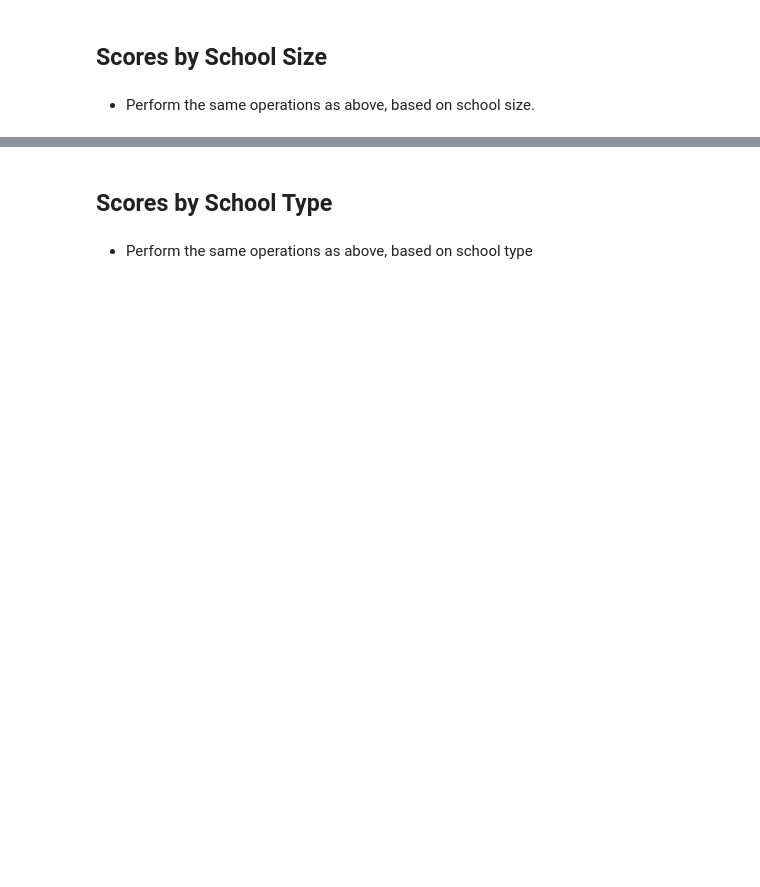
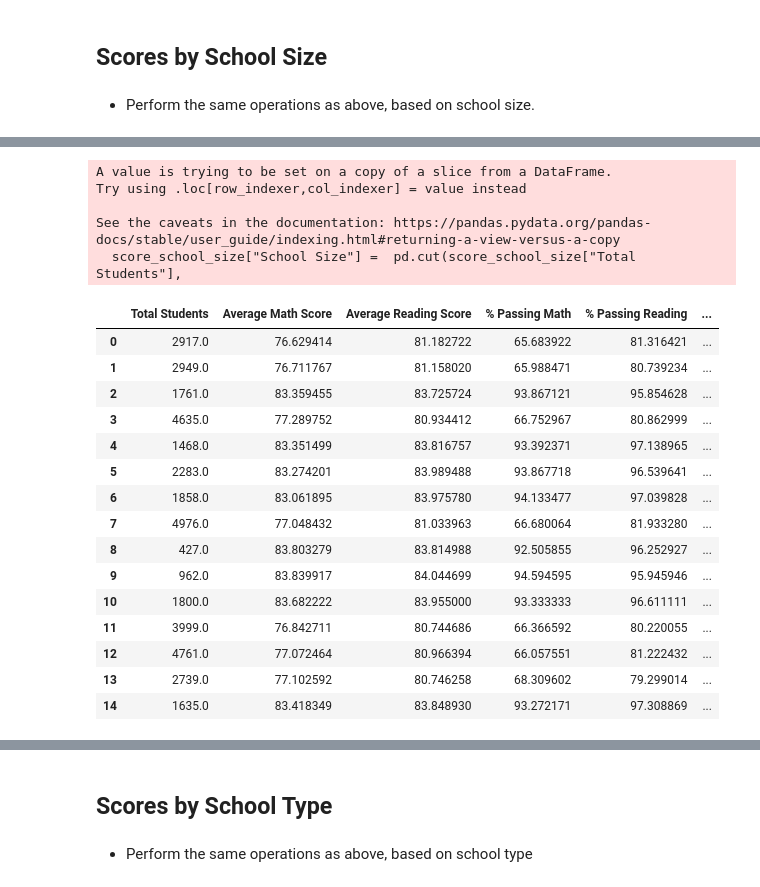
Before and after one commit to WayBurke/pandas-challenge, a Jupyter notebook: PyCitySchools.ipynb, the cells around one changed output, grey strips where cells are left out. Saved outputs shown, nothing was run; the diff lists cells and outputs as text; code cells hidden in the pictures; blank space fills up the shorter version.

```diff
--- a/PyCitySchools.ipynb
+++ b/PyCitySchools.ipynb
@@ -510,0 +512,5 @@ See the caveats in the documentation: https://pandas.pydata.org/pandas-docs/stab
+# %%
+#Creating df based on what is needed
+score_school_size = SummaryTable3_df[["Total Students","Average Math Score","Average Reading Score",
+                                       "% Passing Math", "% Passing Reading", "% Overall Passing"]]
+score_school_size.head()
@@ -510,0 +524,32 @@ See the caveats in the documentation: https://pandas.pydata.org/pandas-docs/stab
+# %%
+# Create the bins in which Data will be held - based on the Total number of student
+bins = [0,1000,2000,5000]
+
+#Create the Labels for the bins
+group_names = ["Small (<1000)","Medium (1000-2000)", "Large (2000-5000)"]
+# %%
+score_school_size["School Size"] =  pd.cut(score_school_size["Total Students"],
+                                                              bins,labels=group_names,include_lowest=True)
+score_school_size
+# %% [output]
+A value is trying to be set on a copy of a slice from a DataFrame.
+Try using .loc[row_indexer,col_indexer] = value instead
+
+See the caveats in the documentation: https://pandas.pydata.org/pandas-docs/stable/user_guide/indexing.html#returning-a-view-versus-a-copy
+  score_school_size["School Size"] =  pd.cut(score_school_size["Total Students"],
+|  | Total Students | Average Math Score | Average Reading Score | % Passing Math | % Passing Reading | ... |
+| 0 | 2917.0 | 76.629414 | 81.182722 | 65.683922 | 81.316421 | ... |
+| 1 | 2949.0 | 76.711767 | 81.158020 | 65.988471 | 80.739234 | ... |
+| 2 | 1761.0 | 83.359455 | 83.725724 | 93.867121 | 95.854628 | ... |
+| 3 | 4635.0 | 77.289752 | 80.934412 | 66.752967 | 80.862999 | ... |
+| 4 | 1468.0 | 83.351499 | 83.816757 | 93.392371 | 97.138965 | ... |
+| 5 | 2283.0 | 83.274201 | 83.989488 | 93.867718 | 96.539641 | ... |
+| 6 | 1858.0 | 83.061895 | 83.975780 | 94.133477 | 97.039828 | ... |
+| 7 | 4976.0 | 77.048432 | 81.033963 | 66.680064 | 81.933280 | ... |
+| 8 | 427.0 | 83.803279 | 83.814988 | 92.505855 | 96.252927 | ... |
+| 9 | 962.0 | 83.839917 | 84.044699 | 94.594595 | 95.945946 | ... |
+| 10 | 1800.0 | 83.682222 | 83.955000 | 93.333333 | 96.611111 | ... |
+| 11 | 3999.0 | 76.842711 | 80.744686 | 66.366592 | 80.220055 | ... |
+| 12 | 4761.0 | 77.072464 | 80.966394 | 66.057551 | 81.222432 | ... |
+| 13 | 2739.0 | 77.102592 | 80.746258 | 68.309602 | 79.299014 | ... |
+| 14 | 1635.0 | 83.418349 | 83.848930 | 93.272171 | 97.308869 | ... |
```
Also changed, not shown: parts of 14 cells of this notebook, 2 other files.
